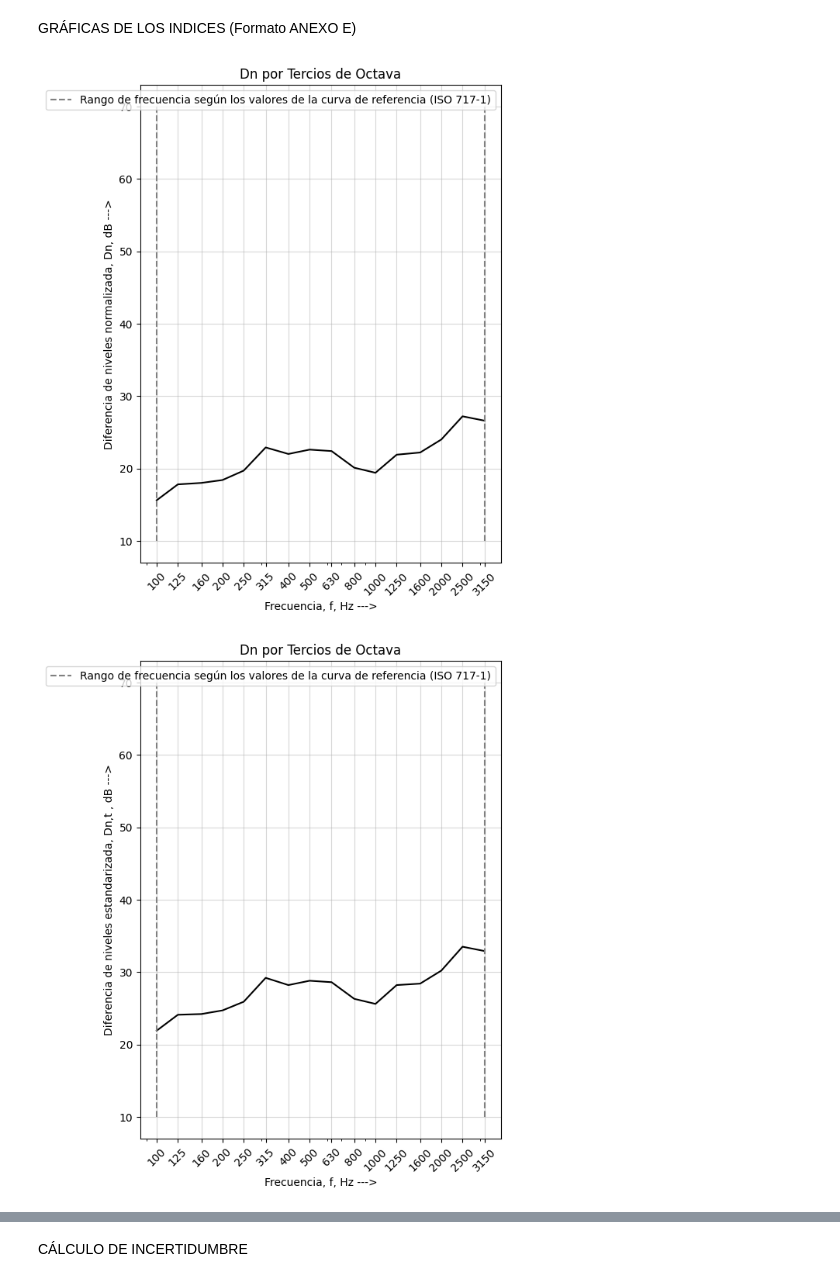
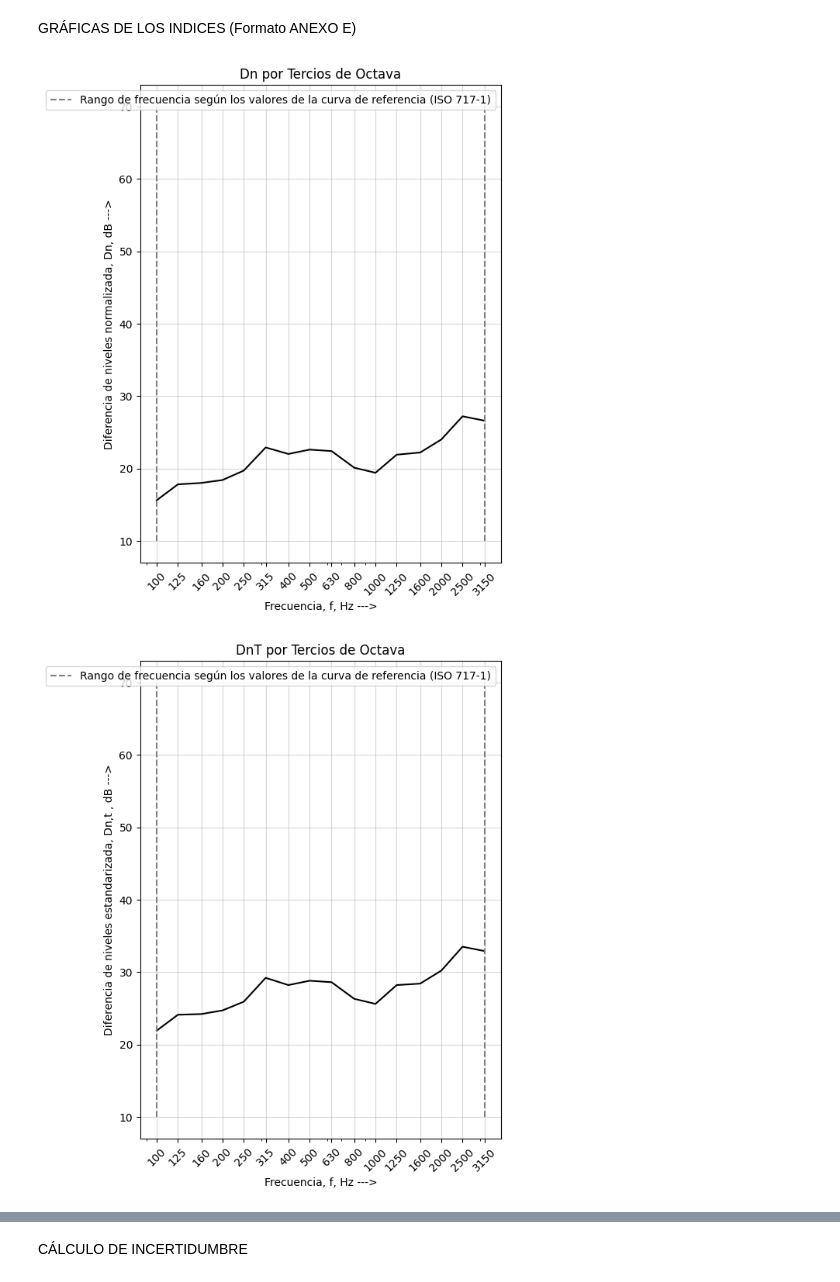
Before and after one commit to eliaslaredo/IACR_P4, a Jupyter notebook: IACR_P4.ipynb, the cells around one changed output, grey strips where cells are left out. Cells and saved outputs as stored; diff of their text form; code cells hidden in the pictures.

```diff
--- a/IACR_P4.ipynb
+++ b/IACR_P4.ipynb
@@ -373,7 +472,7 @@ plt.vlines(
 plt.xscale('log')
 plt.xticks(eje_x, labels=[f'{int(f)}' for f in eje_x], rotation=45)
 
-plt.title('Dn por Tercios de Octava')
+plt.title('DnT por Tercios de Octava')
 plt.xlabel('Frecuencia, f, Hz --->')
 plt.ylabel('Diferencia de niveles estandarizada, Dn,t , dB --->')
 plt.grid(True, axis='both', alpha=0.5) # cuadricula
@@ -384,32 +483,32 @@ plt.legend()
 # Gráfica del Dn,dB vs frecuencia
 plt.figure(figsize=(6, 8))
 
 plt.plot(
     eje_x,
     np.round(R_prima, 1),
     color='black',
     label=''
 )
 
 plt.vlines(
     [100, 3150], 10, 70,
     linestyle='--',
     color='gray',
     label='Rango de frecuencia según los valores de la curva de referencia (ISO 717-1)')
 
 # Escala y etiquetas esenciales
 plt.xscale('log')
 plt.xticks(eje_x, labels=[f'{int(f)}' for f in eje_x], rotation=45)
 
-plt.title('Dn por Tercios de Octava')
+plt.title('R por Tercios de Octava')
 plt.xlabel('Frecuencia, f, Hz --->')
 plt.ylabel('Diferencia de niveles estandarizada, R\' , dB --->')
 plt.grid(True, axis='both', alpha=0.5) # cuadricula
 
 # Leyenda
 plt.legend()
 
 plt.show()
 # %% [output]
 [figure]
-[figure, old version]
+[figure, new version]
```
Also changed, not shown: parts of 5 cells of this notebook.
